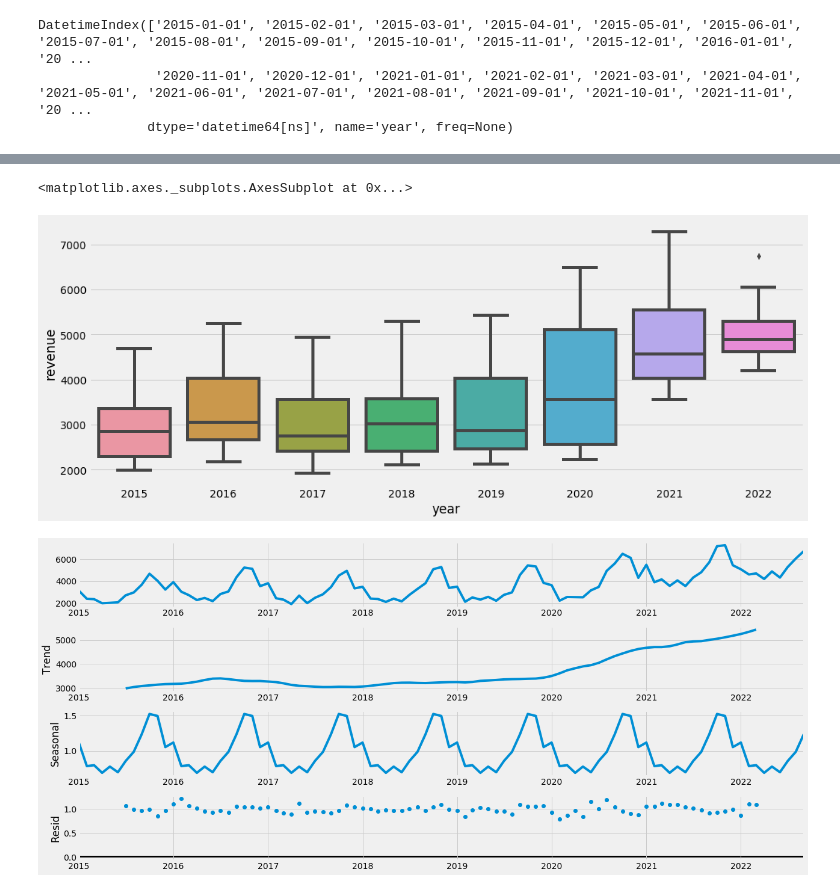
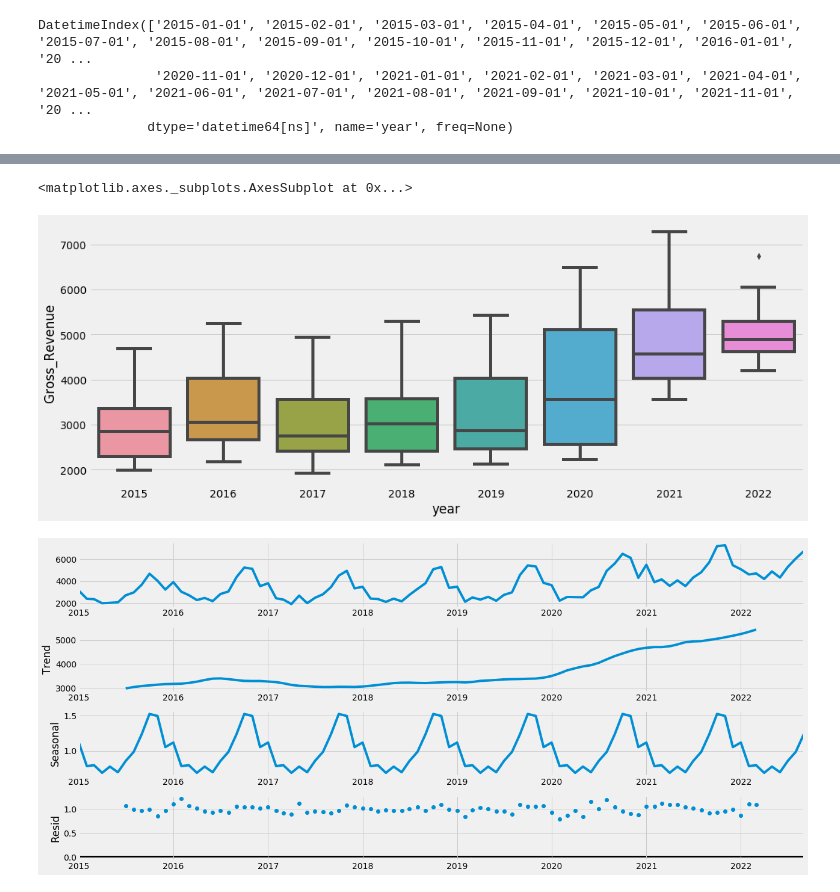
Before and after one commit to dkjastpe/dkjastpe, a Jupyter notebook: Financial_Forecasting_Model_Internship.ipynb, the cells around one changed output, grey strips where cells are left out. Saved outputs shown, nothing was run; the diff lists cells and outputs as text; code cells hidden in the pictures.

```diff
--- a/Financial_Forecasting_Model_Internship.ipynb
+++ b/Financial_Forecasting_Model_Internship.ipynb
@@ -29,8 +29,8 @@ import matplotlib
 import seaborn as sns
 # %%
 #Importing data and describe it
-df = pd.read_csv("data/revenue.csv", delimiter=";", decimal=",")
-df.columns = ['year','revenue']
+df = pd.read_csv("data/Gross_Revenue.csv", delimiter=";", decimal=",")
+df.columns = ['year','Gross_Revenue']
 df.head(3)
 df.describe()
 # %% [output]
@@ -90,12 +90,12 @@ pyplot.show()
 # %%
 #Box and Whiskers Plots
 #Median values across years confirms and upwards trend
 
 fig, ax = plt.subplots(figsize=(15,6))
-sns.boxplot(y.revenue.index.year, y.revenue, ax=ax)
+sns.boxplot(y.Gross_Revenue.index.year, y.Gross_Revenue, ax=ax)
 # %% [output]
 <matplotlib.axes._subplots.AxesSubplot at 0x...>
-[figure, old version]
+[figure, new version]
 # %%
 #Decomposing using statsmodel
 #The decomposition of time series is a statistical task that deconstructs a time series into several components, each representing one of the underlying categories patterns.
```
Also changed, not shown: parts of 14 cells of this notebook, 8 other files.
